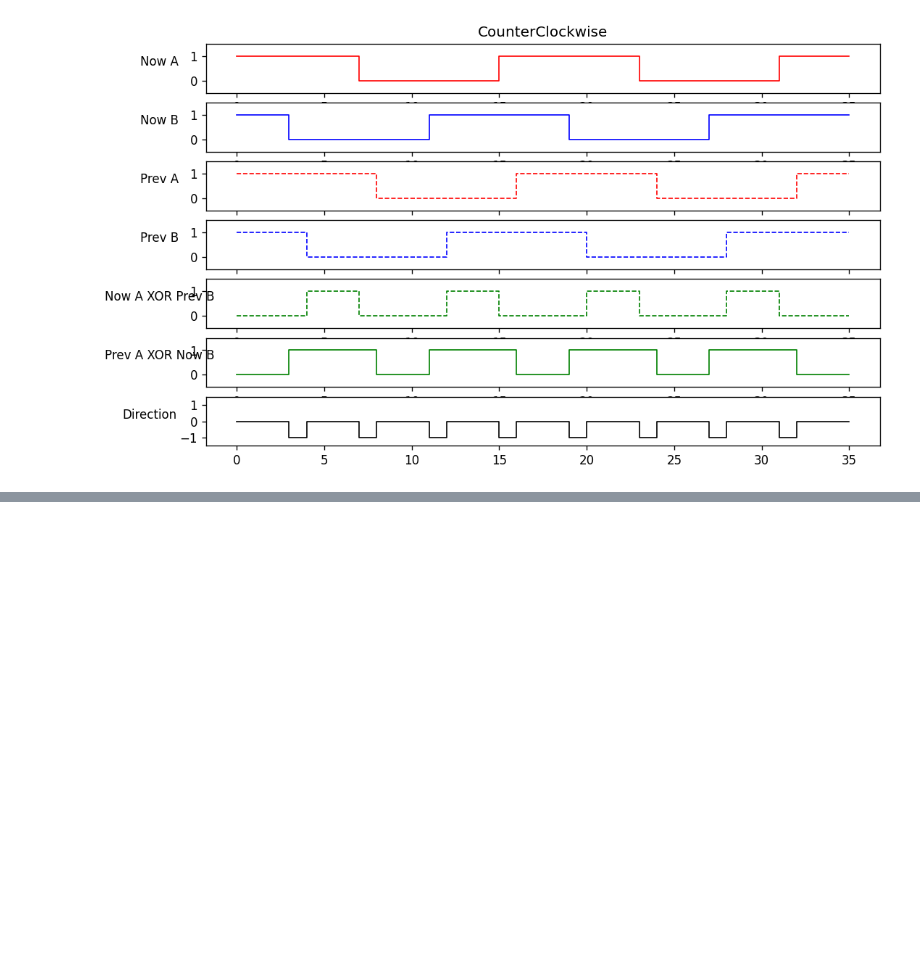
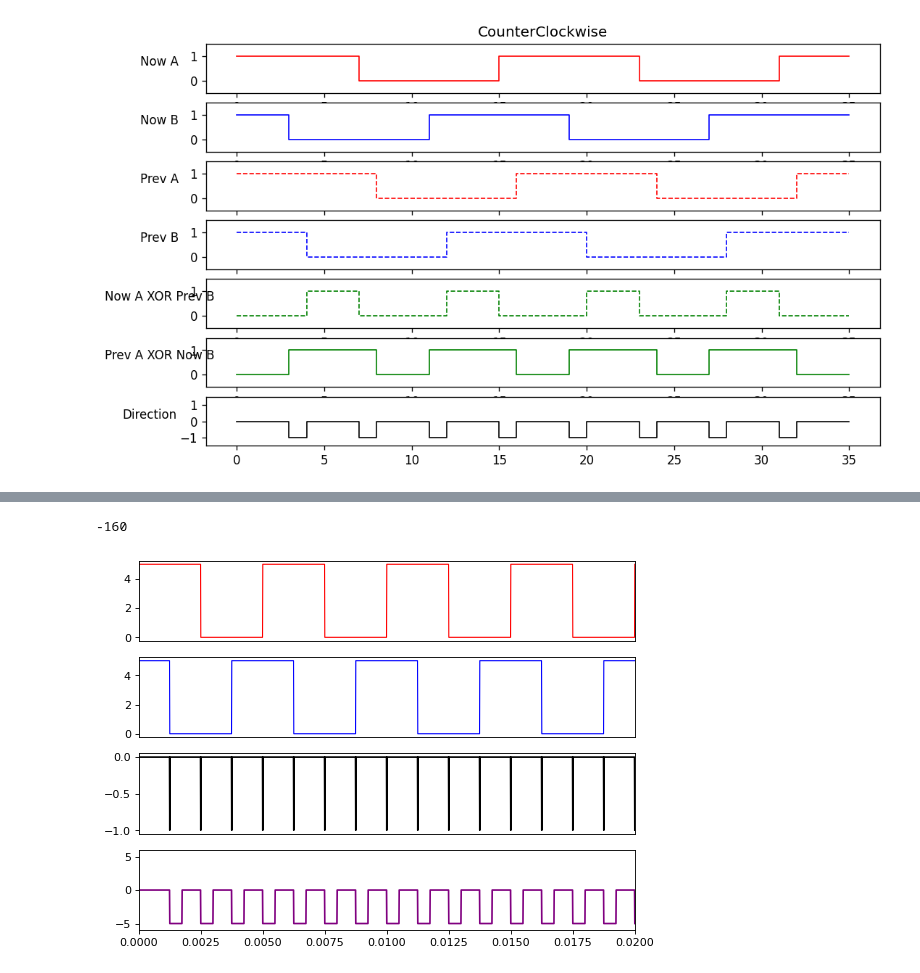
Before and after one commit to Ryoaki374/ipmu_DAQ, a Jupyter notebook: eg_pulse_count.ipynb, the cells around one changed output, grey strips where cells are left out. Cells and saved outputs as stored; diff of their text form; code cells hidden in the pictures; blank space fills up the shorter version.

```diff
--- a/eg_pulse_count.ipynb
+++ b/eg_pulse_count.ipynb
@@ -384,0 +520,44 @@ Text(0.5, 1.0, 'CounterClockwise')
+# %%
+def rectangular_wave(t, height=1.0, width=1.0, duty=0.5, phase=0.0):
+    mod = (t + phase) % width
+    return np.where(mod < duty * width, height, 0.0)
+
+
+sampling_rate = 20000 # 20 kHz
+t = np.linspace(0, 0.2, sampling_rate)
+
+'''
+of you set 1 pulse = 0.5 ms, you will have 40 pulses within 0.2 s window, and thus x4 should be equivalent to 160 pulses.
+'''
+
+dA = rectangular_wave(t, height=5, width=0.005, duty=0.50, phase=0.0)
+dB = rectangular_wave(t, height=5, width=0.005, duty=0.50, phase=0.00125)
+
+
+d_direction = gen_pulse_direction(dA, dB, threshold=THRESHOLD_DEFAULT)
+count = pulse_count(d_direction)
+d_quad = gen_quad_pulse(t, d_direction, 0.0025, 5, sampling_rate)
+
+
+# pulse_count = np.cumsum(direction)
+fig, ax = plt.subplots(4,1,figsize=(8, 6), dpi=80)
+ax[0].plot(t, dA, lw=1.0, color='red')
+ax[1].plot(t, dB, lw=1.0, color='blue')
+ax[2].plot(t, d_direction, color='black')
+ax[3].plot(t, d_quad, color = 'purple')
+
+ax[0].set_xlim(0, 0.02)
+ax[1].set_xlim(0, 0.02)
+ax[2].set_xlim(0, 0.02)
+ax[3].set_xlim(0, 0.02)
+ax[3].set_ylim(-6, 6)
+
+ax[0].set_xticks([])
+ax[1].set_xticks([])
+ax[2].set_xticks([])
+
+
+print(count)
+# %% [output]
+-160
+[figure, added]
```
Also changed, not shown: parts of 2 cells of this notebook, 3 other files.
